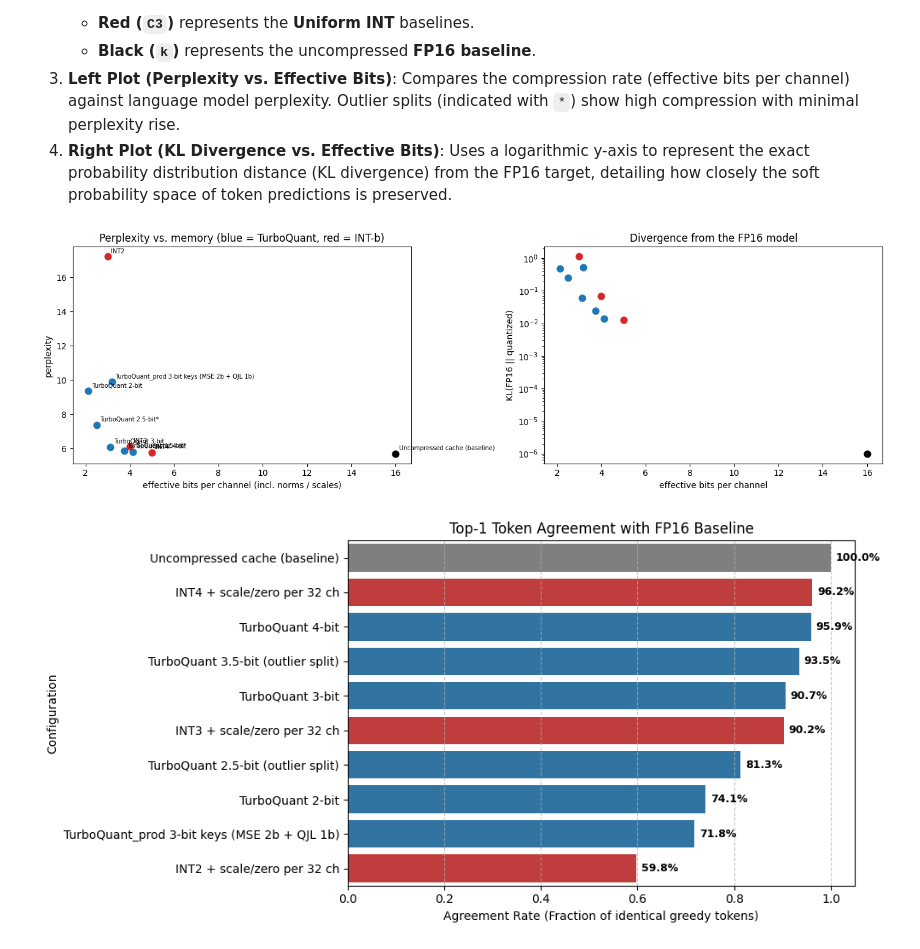
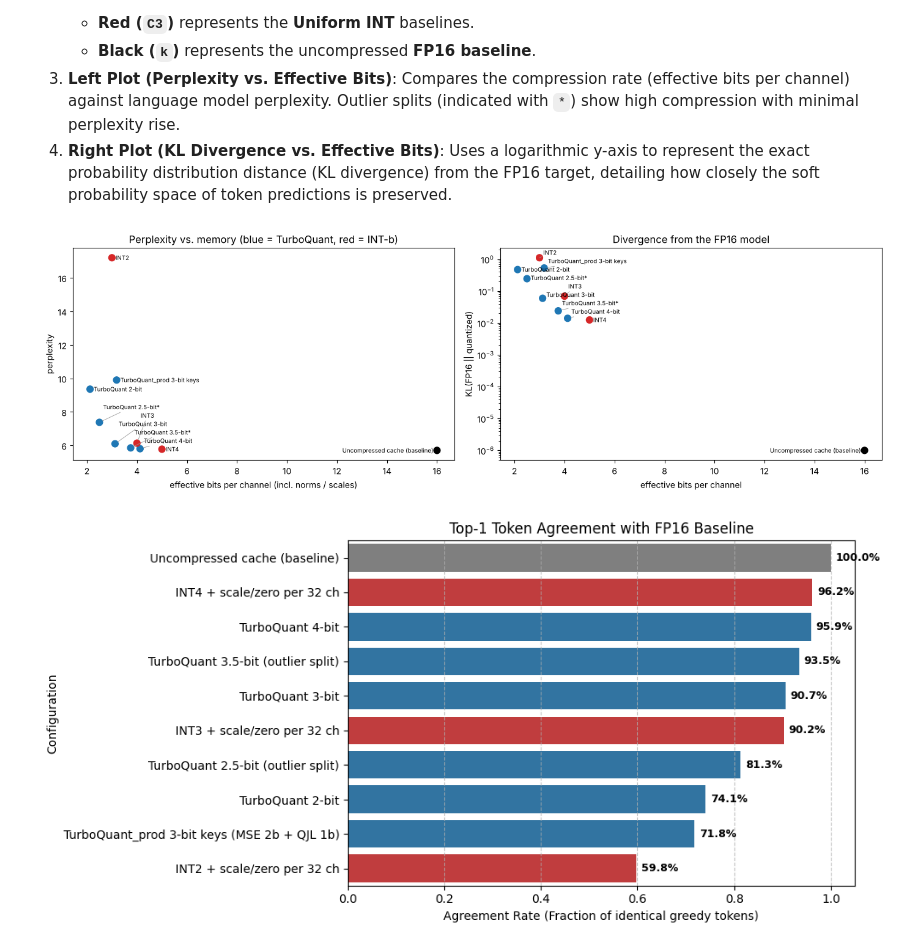
Before and after one commit to olonok69/ML_TurboQuant, a Jupyter notebook: llm_kv_cache_demo.ipynb, the cells around one changed output. Saved outputs shown, nothing was run; the diff lists cells and outputs as text; code cells hidden in the pictures.

```diff
--- a/llm_kv_cache_demo.ipynb
+++ b/llm_kv_cache_demo.ipynb
@@ -789,17 +789,49 @@ wikitext-2-raw-v1/validation-00000-of-00(…): downloading bytes:           |  0
 3. **Left Plot (Perplexity vs. Effective Bits)**: Compares the compression rate (effective bits per channel) against language model perplexity. Outlier splits (indicated with `*`) show high compression with minimal perplexity rise.
 4. **Right Plot (KL Divergence vs. Effective Bits)**: Uses a logarithmic y-axis to represent the exact probability distribution distance (KL divergence) from the FP16 target, detailing how closely the soft probability space of token predictions is preserved.
 # %%
+def label_points(ax, xs, ys, labels, fontsize=8, pad=6, gap=2):
+    """Write each label next to its point, nudging labels up until none overlap; a thin leader line marks moved ones."""
+    fig = ax.figure
+    fig.canvas.draw()
+    renderer = fig.canvas.get_renderer()
+    pts = ax.transData.transform(np.column_stack([xs, ys]))
+    right_edge = ax.get_window_extent().x1
+    placed = []
+    for i in np.argsort(pts[:, 1]):
+        probe = ax.text(0, 0, labels[i], fontsize=fontsize)
+        box = probe.get_window_extent(renderer=renderer)
+        probe.remove()
+        w, h = box.width, box.height
+        left = pts[i, 0] + pad + w > right_edge          # no room on the right: write it on the left
+        x0 = pts[i, 0] - pad - w if left else pts[i, 0] + pad
+        y0 = pts[i, 1] - h / 2
+        moved = True
+        while moved:
+            moved = False
+            for a0, a1, b0, b1 in placed:
+                if x0 < a1 and x0 + w > a0 and y0 < b1 + gap and y0 + h + gap > b0:
+                    y0, moved = b1 + gap, True
+        placed.append((x0, x0 + w, y0, y0 + h))
+        dy = y0 + h / 2 - pts[i, 1]
+        ax.annotate(labels[i], (xs[i], ys[i]), xytext=(-pad if left else pad, dy), textcoords="offset pixels",
+                    fontsize=fontsize, ha="right" if left else "left", va="center",
+                    arrowprops=dict(arrowstyle="-", color="0.6", lw=0.6, shrinkA=0, shrinkB=4) if abs(dy) > h / 2 else None)
+
+
+short = lambda c: c.replace(" (outlier split)", "*").replace(" + scale/zero per 32 ch", "").replace(" (MSE 2b + QJL 1b)", "")
+colors = ["C0" if c.startswith("TurboQuant") else ("C3" if c.startswith("INT") else "k") for c in quality.config]
+kl = quality.KL_vs_baseline.clip(lower=1e-6)
 fig, ax = plt.subplots(1, 2, figsize=(14, 4.5))
-for i, r in quality.iterrows():
-    col = "C0" if r.config.startswith("TurboQuant") else ("C3" if r.config.startswith("INT") else "k")
-    ax[0].scatter(r.bits_per_channel, r.perplexity, c=col, s=60)
-    ax[0].annotate(r.config.replace(" (outlier split)", "*").replace(" + scale/zero per 32 ch", ""), (r.bits_per_channel, r.perplexity), fontsize=7, xytext=(4, 4), textcoords="offset points")
-    ax[1].scatter(r.bits_per_channel, max(r.KL_vs_baseline, 1e-6), c=col, s=60)
+ax[0].scatter(quality.bits_per_channel, quality.perplexity, c=colors, s=60, zorder=3)
+ax[1].scatter(quality.bits_per_channel, kl, c=colors, s=60, zorder=3)
 ax[0].set(xlabel="effective bits per channel (incl. norms / scales)", ylabel="perplexity", title="Perplexity vs. memory (blue = TurboQuant, red = INT-b)")
 ax[1].set(xlabel="effective bits per channel", ylabel="KL(FP16 || quantized)", yscale="log", title="Divergence from the FP16 model")
-plt.tight_layout(); plt.show()
+plt.tight_layout()
+for a, y in ((ax[0], quality.perplexity), (ax[1], kl)):
+    label_points(a, quality.bits_per_channel.to_numpy(), y.to_numpy(), [short(c) for c in quality.config], fontsize=7)
+plt.show()
 # %% [output]
-[figure, old version]
+[figure, new version]
 # %%
 import matplotlib.pyplot as plt
 import seaborn as sns
```
Also changed, not shown: parts of 2 cells of this notebook, 5 other files.
